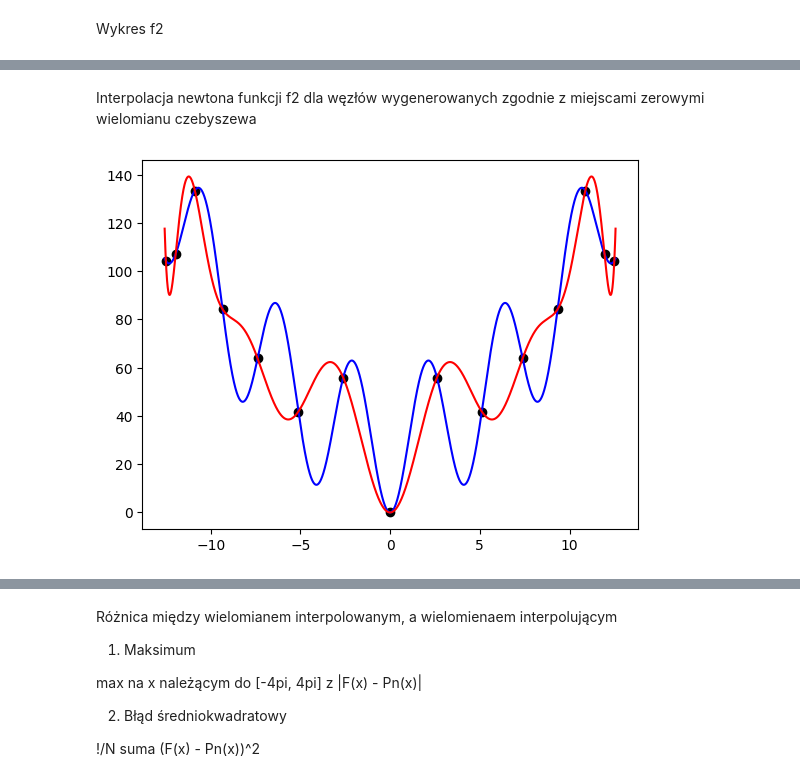
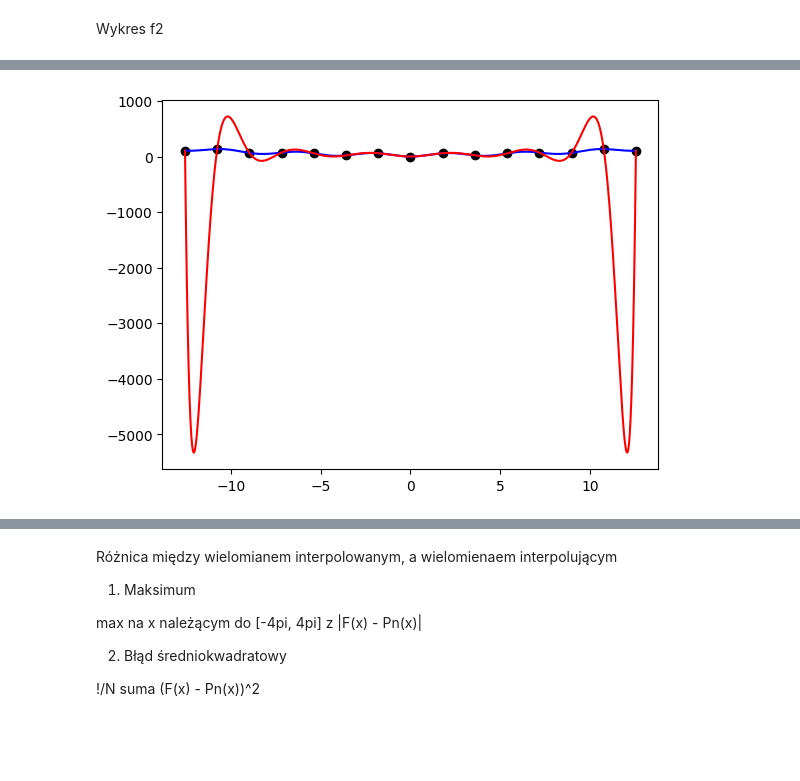
Before and after one commit to JakubFr4czek/MOwNiT, a Jupyter notebook: Lab2/lab2.ipynb, the cells around one changed output, grey strips where cells are left out. Saved outputs shown, nothing was run; the diff lists cells and outputs as text; code cells hidden in the pictures; blank space fills up the shorter version.

```diff
--- a/Lab2/lab2.ipynb
+++ b/Lab2/lab2.ipynb
@@ -146,20 +144,16 @@ Interpolacja lagrange'a funkcji f2 dla równomiernie wygenerowanych węzłów
 # %%
-def interpolate_with_lagrange_evenly_distributed(n):
+def interpolate(interpolation_function, point_generation_function, n, test_points_count):
 
-    #xs = get_evenly_distributed(f2_a, f2_b, n)
-    xs = get_evenly_distributed(f2_a, f2_b, n)
+    xs = point_generation_function(f2_a, f2_b, n)
     ys = [f2(xs[i]) for i in range(len(xs))]
 
-    check_x = get_evenly_distributed(f2_a, f2_b, 10000)
+    check_x = point_generation_function(f2_a, f2_b, test_points_count)
     check_y = []
 
     for i in range(len(check_x)):
 
-        check_y.append(lagrange_interpolation(xs, ys, check_x[i]))
+        check_y.append(interpolation_function(xs, ys, check_x[i]))
 
     plt.scatter(xs, ys, color = 'black')
     plt.plot(f2_plot_x, f2_plot_y, color = 'blue')
     plt.plot(check_x, check_y, color = 'red')
-
-interpolate_with_lagrange_evenly_distributed(n = 15)
-plt.show()
@@ -216,24 +160,5 @@ plt.show()
-# %% [markdown]
-Interpolacja newtona funkcji f2 dla węzłów wygenerowanych zgodnie z miejscami zerowymi wielomianu czebyszewa
-# %%
-def interpolate_with_newton_chebyshev(n):
-
-    #xs = get_evenly_distributed(f2_a, f2_b, n)
-    xs = get_chebyshev_nodes(f2_a, f2_b, n)
-    ys = [f2(xs[i]) for i in range(len(xs))]
-
-    check_x = get_evenly_distributed(f2_a, f2_b, 10000)
-    check_y = []
-
-    for i in range(len(check_x)):
-
-        check_y.append(newton_interpolation(xs, ys, check_x[i]))
-
-    plt.scatter(xs, ys, color = 'black')
-    plt.plot(f2_plot_x, f2_plot_y, color = 'blue')
-    plt.plot(check_x, check_y, color = 'red')
-
-interpolate_with_newton_chebyshev(n = 15)
-plt.show()
-# %% [output]
-[figure, removed]
+# %%
+interpolate(lagrange_interpolation, get_evenly_distributed, 15, 1000)
+plt.show()
+# %% [output]
+[figure, added]
```
Also changed, not shown: parts of 28 cells of this notebook.
